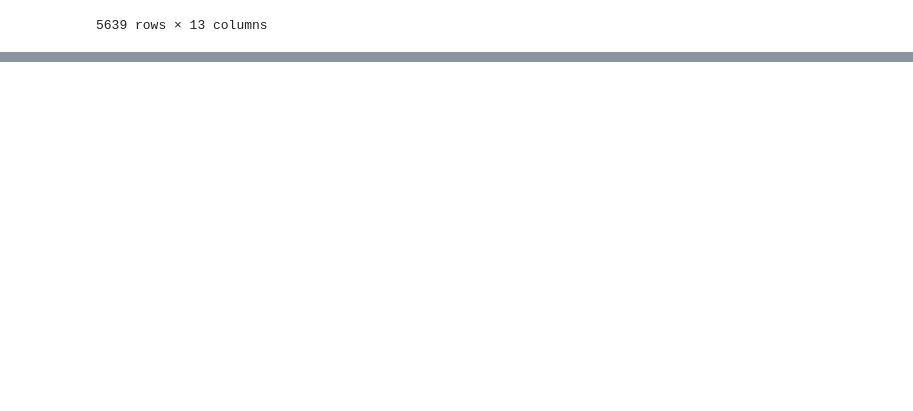
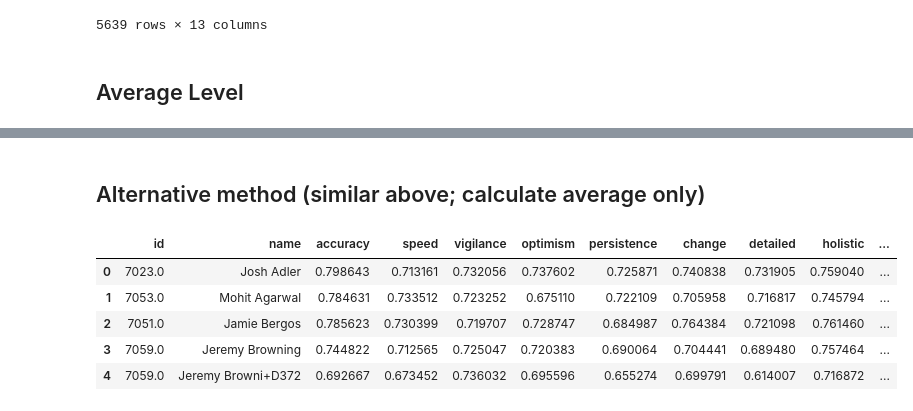
Before and after one commit to Jiazheng02/Research_Paul_Ingram, a Jupyter notebook: Analysis/TextAnalysis.ipynb, the cells around one changed output, grey strips where cells are left out. Saved outputs shown, nothing was run; the diff lists cells and outputs as text; code cells hidden in the pictures; blank space fills up the shorter version.

```diff
--- a/Analysis/TextAnalysis.ipynb
+++ b/Analysis/TextAnalysis.ipynb
@@ -325,6 +327,8 @@ wide_df
 | 5637 | nan | Yuna Lee | self confidence | 0.614771 | 0.814183 | 0.663327 | 0.508814 | 0.656593 | 0.892471 | 0.697159 | ... |
 | 5638 | nan | Yuna Lee | success | 0.639887 | 0.725387 | 0.739701 | 0.522320 | 0.636102 | 0.658564 | 0.580021 | ... |
 5639 rows × 13 columns
+# %% [markdown]
+## Average Level
 # %%
 # Step: Group by 'name' and compute mean of each concept column
 individual_concept_df = wide_df.groupby('name')[concept_order].mean().reset_index()
@@ -343,3 +347,42 @@ individual_concept_df.head()
 | 2 | Dilbar Ahmadli | 10003.0 | 0.770278 | 0.733613 | 0.756028 | 0.706251 | 0.666908 | 0.722812 | 0.721563 | 0.804439 | ... |
 | 3 | Felipe Alvarez | 10005.0 | 0.785766 | 0.745513 | 0.701281 | 0.686291 | 0.710268 | 0.743212 | 0.742882 | 0.777441 | ... |
 | 4 | Tatika Catipay | 10008.0 | 0.773343 | 0.729919 | 0.782416 | 0.732539 | 0.728200 | 0.700765 | 0.707760 | 0.766011 | ... |
+# %% [markdown]
+## Alternative method (similar above; calculate average only)
+# %%
+value_distance_dict = distance_df.set_index('value').to_dict(orient = 'index')
+# %%
+individual_distance = []
+
+for (pid,name), values in individual_values.items():
+    distance_sum = {concept: 0 for concept in concept_order}
+    count = 0
+
+    for val in values:
+        if val in value_distance_dict:
+            for dim in distance_sum:
+                distance_sum[dim] += value_distance_dict[val][dim]
+            count += 1
+
+    if count > 0:
+        avg_distances = {dim: distance_sum[dim]/count for dim in distance_sum}
+    else:
+        avg_distances = {dim: None for dim in distance_sum}
+
+    avg_distances['id'] = pid
+    avg_distances['name'] = name
+    individual_distance.append(avg_distances)
+
+individual_distance_df = pd.DataFrame(individual_distance)
+
+cols_dis = ['id', 'name'] + concept_order
+individual_distance_df = individual_distance_df[cols_dis]
+
+individual_distance_df.head()
+# %% [output]
+|  | id | name | accuracy | speed | vigilance | optimism | persistence | change | detailed | holistic | ... |
+| 0 | 7023.0 | Josh Adler | 0.798643 | 0.713161 | 0.732056 | 0.737602 | 0.725871 | 0.740838 | 0.731905 | 0.759040 | ... |
+| 1 | 7053.0 | Mohit Agarwal | 0.784631 | 0.733512 | 0.723252 | 0.675110 | 0.722109 | 0.705958 | 0.716817 | 0.745794 | ... |
+| 2 | 7051.0 | Jamie Bergos | 0.785623 | 0.730399 | 0.719707 | 0.728747 | 0.684987 | 0.764384 | 0.721098 | 0.761460 | ... |
+| 3 | 7059.0 | Jeremy Browning | 0.744822 | 0.712565 | 0.725047 | 0.720383 | 0.690064 | 0.704441 | 0.689480 | 0.757464 | ... |
+| 4 | 7059.0 | Jeremy Browni+D372 | 0.692667 | 0.673452 | 0.736032 | 0.695596 | 0.655274 | 0.699791 | 0.614007 | 0.716872 | ... |
```
Also changed, not shown: parts of 2 cells of this notebook.
